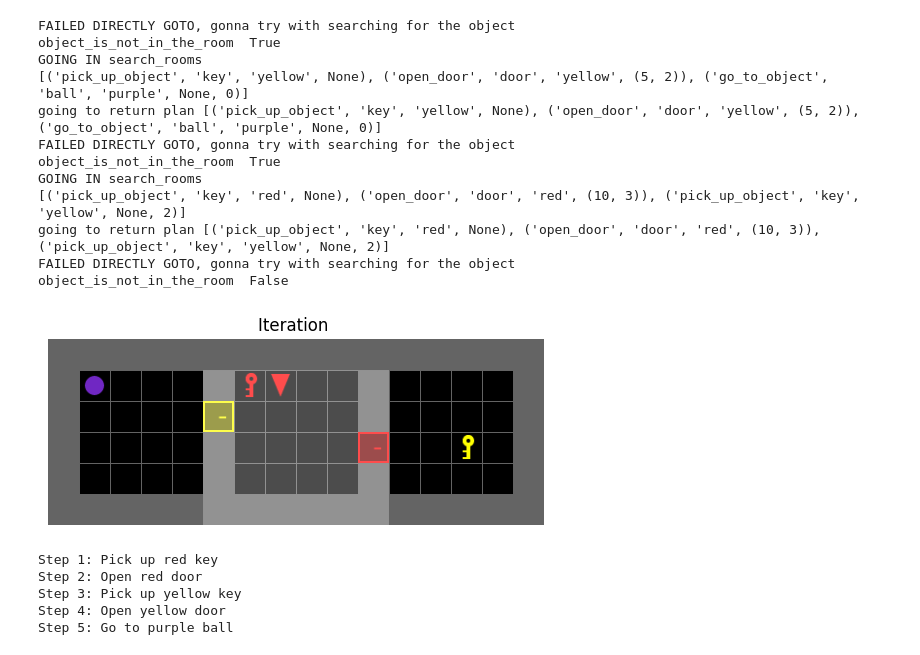
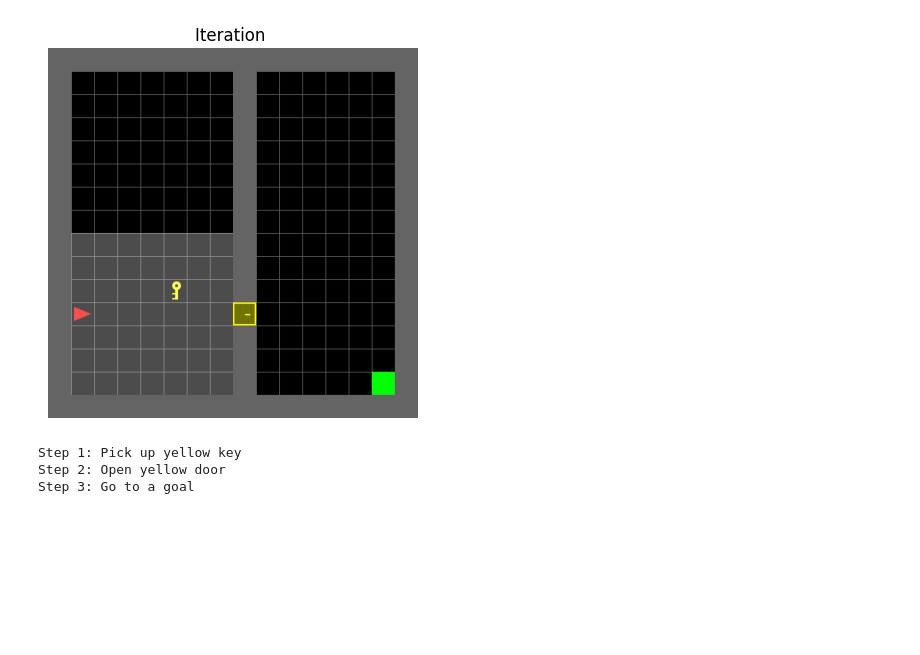
Before and after one commit to mike1simon300/Baby-AI-S2-S1-VLA, a Jupyter notebook: test_task_planning.ipynb, the cells around one changed output. Cells and saved outputs as stored; diff of their text form; code cells hidden in the pictures; blank space fills up the shorter version.

```diff
--- a/test_task_planning.ipynb
+++ b/test_task_planning.ipynb
@@ -96,34 +96,20 @@ start location is: (1, (7, 1))
 # %%
 # plan = planner.plan_go_to('red', 'door')
-# plan = planner.plan_go_to('green', 'key')
+# plan = planner.plan_go_to('red', 'key')
 # plan = planner.plan_go_to('yellow', 'key')
-plan = planner.plan_go_to('purple', 'ball')
-# plan = planner.plan_go_to('green', 'goal')
+# plan = planner.plan_go_to('purple', 'ball')
+plan = planner.plan_go_to('', 'goal')
 # plan = planner.plan_go_to('purple', 'box', (10, 19))
 # print(plan)
 if plan:
     fig, ax = plt.subplots()
     render_env(env, ax, 2)
     print(planner)
 else:
     print("No valid plan found.")
 # %% [output]
+[figure, new version]
-FAILED DIRECTLY GOTO, gonna try with searching for the object
-object_is_not_in_the_room  True
-GOING IN search_rooms
-[('pick_up_object', 'key', 'yellow', None), ('open_door', 'door', 'yellow', (5, 2)), ('go_to_object', 'ball', 'purple', None, 0)]
-going to return plan [('pick_up_object', 'key', 'yellow', None), ('open_door', 'door', 'yellow', (5, 2)), ('go_to_object', 'ball', 'purple', None, 0)]
-FAILED DIRECTLY GOTO, gonna try with searching for the object
-object_is_not_in_the_room  True
-GOING IN search_rooms
-[('pick_up_object', 'key', 'red', None), ('open_door', 'door', 'red', (10, 3)), ('pick_up_object', 'key', 'yellow', None, 2)]
-going to return plan [('pick_up_object', 'key', 'red', None), ('open_door', 'door', 'red', (10, 3)), ('pick_up_object', 'key', 'yellow', None, 2)]
-FAILED DIRECTLY GOTO, gonna try with searching for the object
-object_is_not_in_the_room  False
+Step 1: Pick up yellow key
+Step 2: Open yellow door
+Step 3: Go to a goal
-[figure, old version]
-Step 1: Pick up red key
-Step 2: Open red door
-Step 3: Pick up yellow key
-Step 4: Open yellow door
-Step 5: Go to purple ball
 # %%
```
Also changed, not shown: parts of 6 cells of this notebook, 1 other file.
